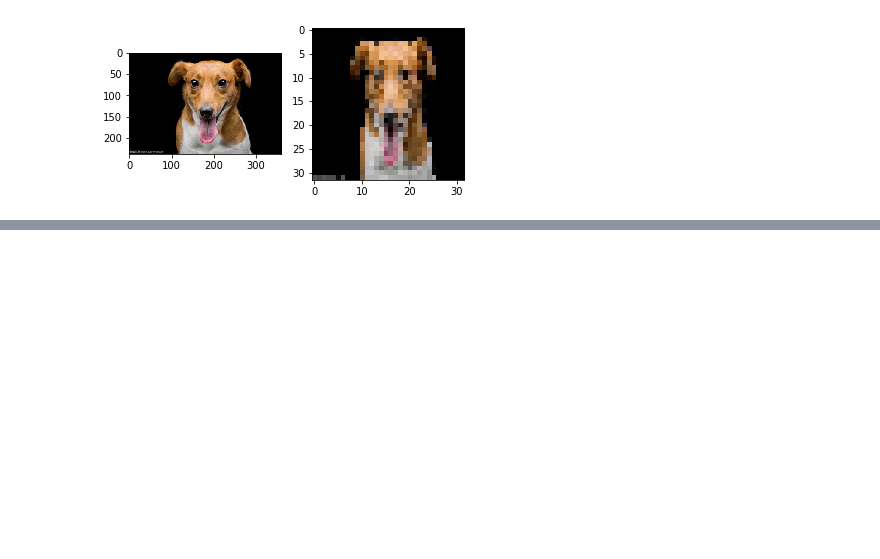
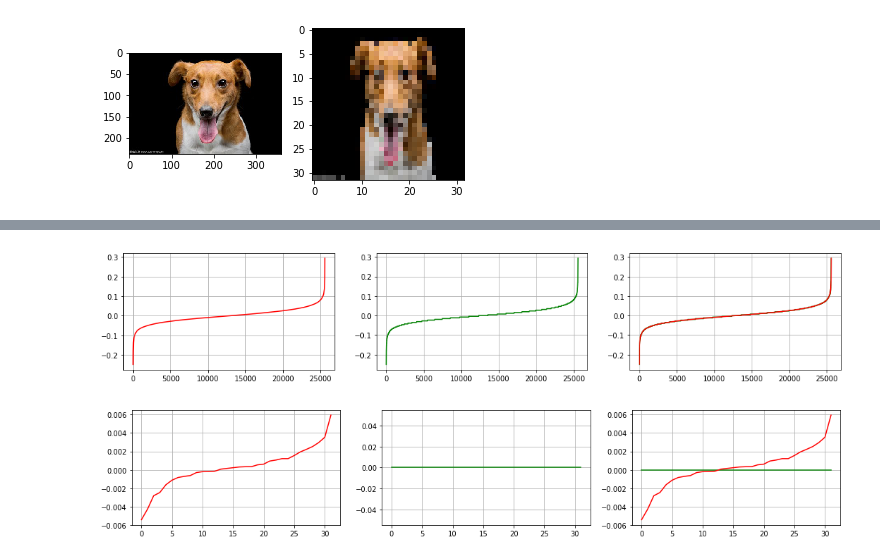
Before and after one commit to autoas/CMSIS_5, a Jupyter notebook: CMSIS/NN/Examples/ARM/arm_nn_examples/cifar10/cifar10.ipynb, the cells around one changed output, grey strips where cells are left out. Saved outputs shown, nothing was run; the diff lists cells and outputs as text; code cells hidden in the pictures; blank space fills up the shorter version.

```diff
--- a/CMSIS/NN/Examples/ARM/arm_nn_examples/cifar10/cifar10.ipynb
+++ b/CMSIS/NN/Examples/ARM/arm_nn_examples/cifar10/cifar10.ipynb
@@ -118,0 +313,8 @@ truck: 0.0%
+# %%
+CONV2_WT = q2f(weights['CONV2_WT'],8)
+CONV2_BIAS = q2f(weights['CONV2_BIAS'],8)
+compare(net.params['conv2'][0].data.transpose(0,2,3,1), CONV2_WT)
+compare(net.params['conv2'][1].data, CONV2_BIAS)
+# %% [output]
+[figure, added]
+[figure, added]
```
Also changed, not shown: parts of 22 cells of this notebook, 1 other file.
